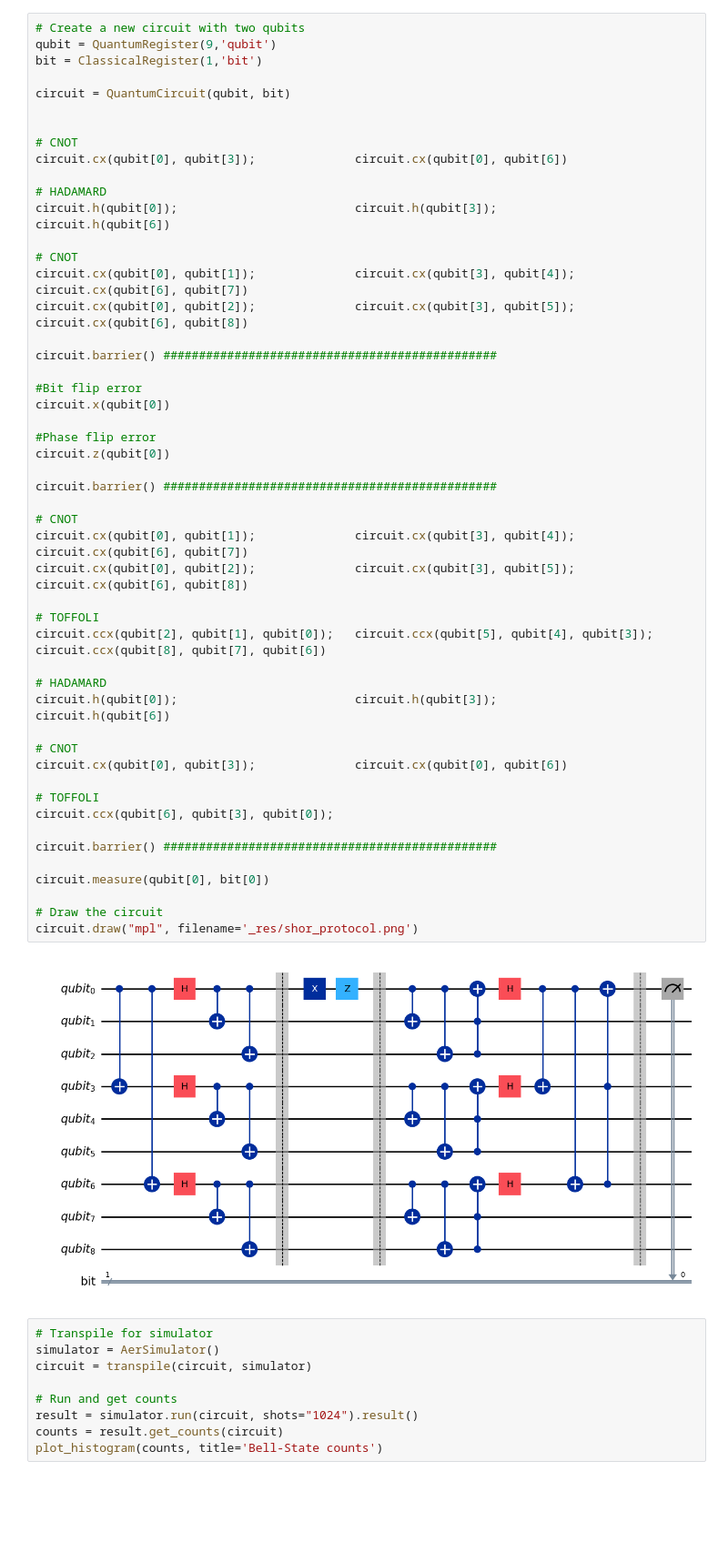
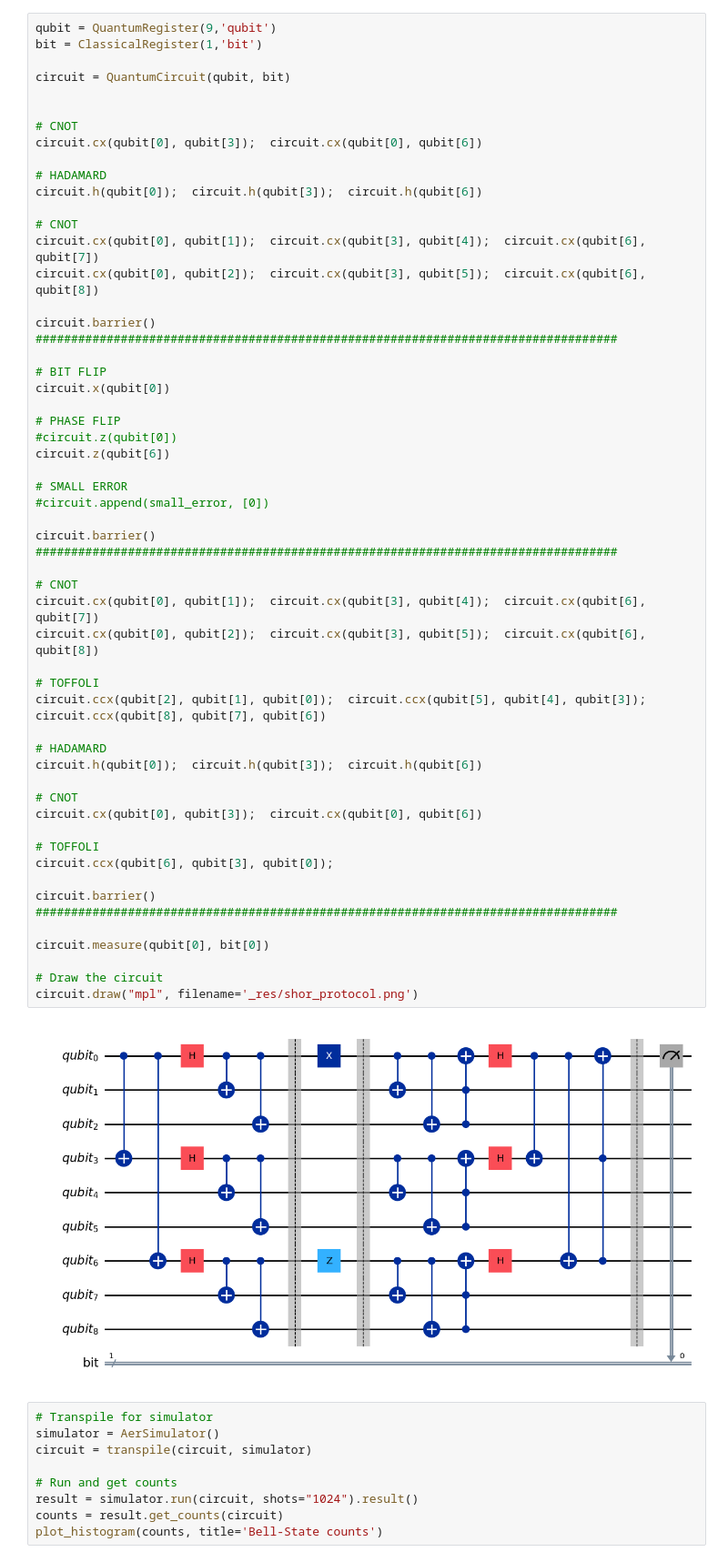
Before and after one commit to InKeaton/QIS_SHOR, a Jupyter notebook: shor.ipynb, the cells around one changed output. Shown: that part at 91% size. Cells and saved outputs as stored; diff of their text form; blank space fills up the shorter version.

```diff
--- a/shor.ipynb
+++ b/shor.ipynb
@@ -14,5 +21,4 @@ from math import sqrt
 # %%
-# Create a new circuit with two qubits
 qubit = QuantumRegister(9,'qubit')
 bit = ClassicalRegister(1,'bit')
 
@@ -20,49 +26,53 @@ circuit = QuantumCircuit(qubit, bit)
 
 
 # CNOT
-circuit.cx(qubit[0], qubit[3]);              circuit.cx(qubit[0], qubit[6])
+circuit.cx(qubit[0], qubit[3]);  circuit.cx(qubit[0], qubit[6])
 
 # HADAMARD
-circuit.h(qubit[0]);                         circuit.h(qubit[3]);                         circuit.h(qubit[6])
+circuit.h(qubit[0]);  circuit.h(qubit[3]);  circuit.h(qubit[6])
 
 # CNOT
-circuit.cx(qubit[0], qubit[1]);              circuit.cx(qubit[3], qubit[4]);              circuit.cx(qubit[6], qubit[7])
-circuit.cx(qubit[0], qubit[2]);              circuit.cx(qubit[3], qubit[5]);              circuit.cx(qubit[6], qubit[8])
+circuit.cx(qubit[0], qubit[1]);  circuit.cx(qubit[3], qubit[4]);  circuit.cx(qubit[6], qubit[7])
+circuit.cx(qubit[0], qubit[2]);  circuit.cx(qubit[3], qubit[5]);  circuit.cx(qubit[6], qubit[8])
 
-circuit.barrier() ###############################################
+circuit.barrier() ##################################################################################
 
-#Bit flip error
+# BIT FLIP
 circuit.x(qubit[0])
 
-#Phase flip error
-circuit.z(qubit[0])
+# PHASE FLIP
+#circuit.z(qubit[0])
+circuit.z(qubit[6])
 
-circuit.barrier() ###############################################
+# SMALL ERROR
+#circuit.append(small_error, [0])
+
+circuit.barrier() ##################################################################################
 
 # CNOT
-circuit.cx(qubit[0], qubit[1]);              circuit.cx(qubit[3], qubit[4]);              circuit.cx(qubit[6], qubit[7])
-circuit.cx(qubit[0], qubit[2]);              circuit.cx(qubit[3], qubit[5]);              circuit.cx(qubit[6], qubit[8])
+circuit.cx(qubit[0], qubit[1]);  circuit.cx(qubit[3], qubit[4]);  circuit.cx(qubit[6], qubit[7])
+circuit.cx(qubit[0], qubit[2]);  circuit.cx(qubit[3], qubit[5]);  circuit.cx(qubit[6], qubit[8])
 
 # TOFFOLI
-circuit.ccx(qubit[2], qubit[1], qubit[0]);   circuit.ccx(qubit[5], qubit[4], qubit[3]);   circuit.ccx(qubit[8], qubit[7], qubit[6])
+circuit.ccx(qubit[2], qubit[1], qubit[0]);  circuit.ccx(qubit[5], qubit[4], qubit[3]);  circuit.ccx(qubit[8], qubit[7], qubit[6])
 
 # HADAMARD
-circuit.h(qubit[0]);                         circuit.h(qubit[3]);                         circuit.h(qubit[6])
+circuit.h(qubit[0]);  circuit.h(qubit[3]);  circuit.h(qubit[6])
 
 # CNOT
-circuit.cx(qubit[0], qubit[3]);              circuit.cx(qubit[0], qubit[6])
+circuit.cx(qubit[0], qubit[3]);  circuit.cx(qubit[0], qubit[6])
 
 # TOFFOLI
 circuit.ccx(qubit[6], qubit[3], qubit[0]);
 
-circuit.barrier() ###############################################
+circuit.barrier() ##################################################################################
 
 circuit.measure(qubit[0], bit[0])
 
 # Draw the circuit
 circuit.draw("mpl", filename='_res/shor_protocol.png')
 # %% [output]
-[figure, old version]
+[figure, new version]
 # %%
 # Transpile for simulator
 simulator = AerSimulator()
```
Also changed, not shown: parts of 3 cells of this notebook, 1 other file.
